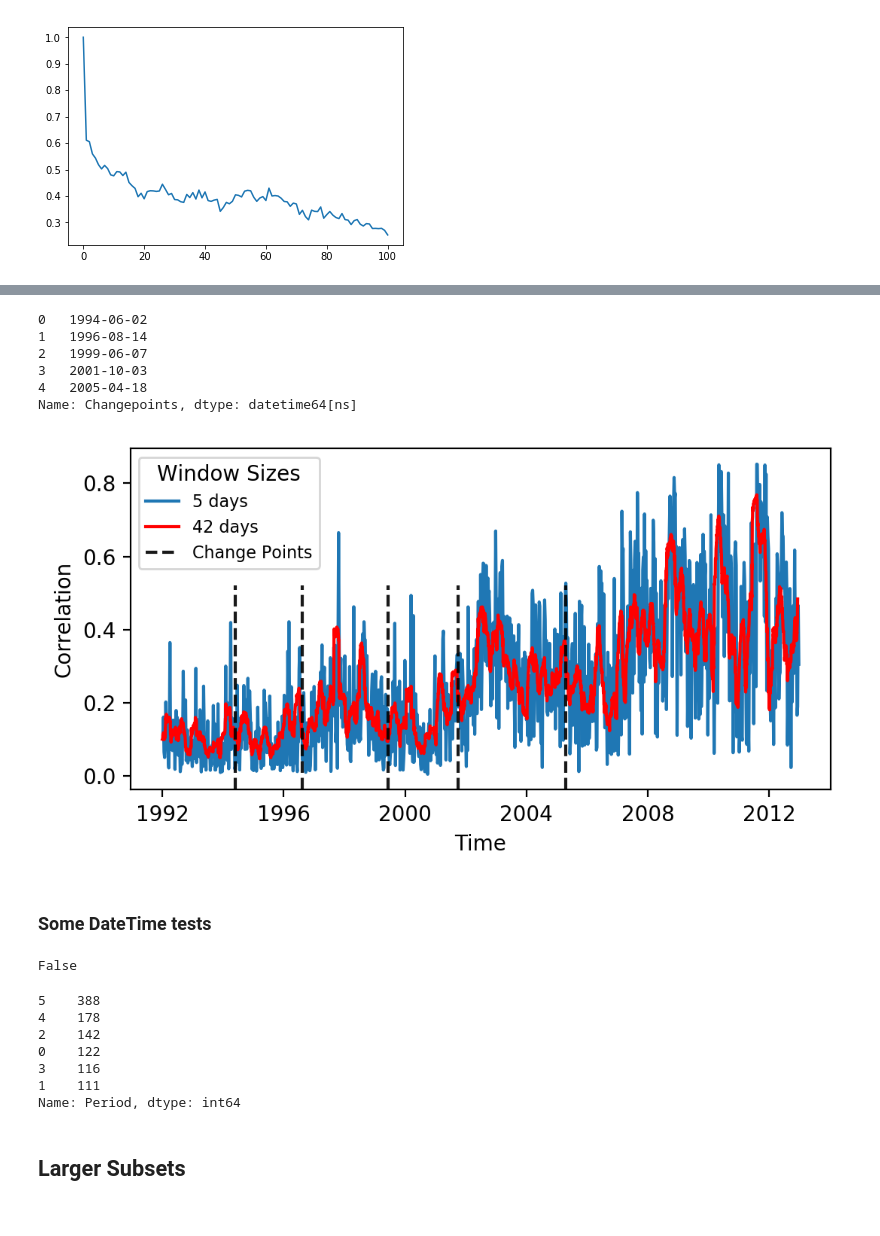
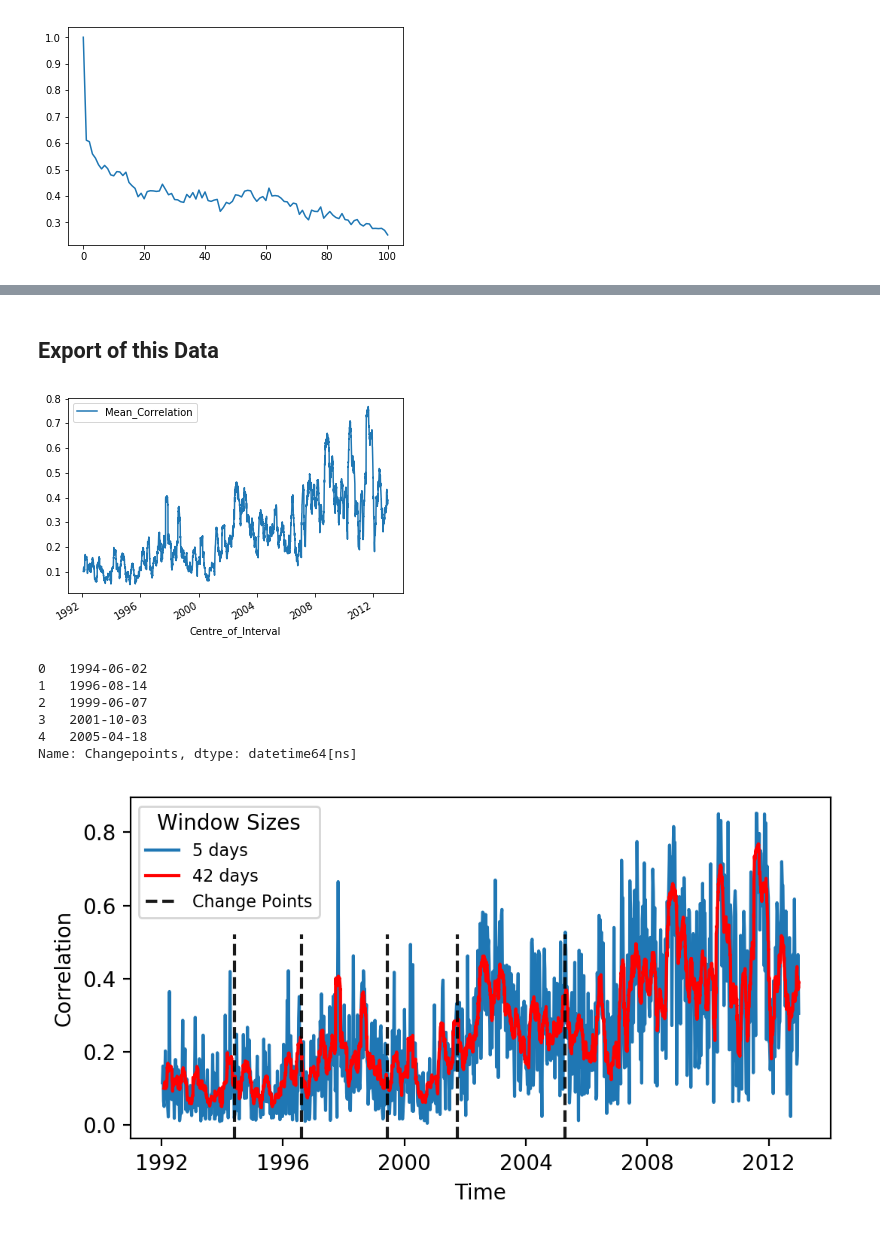
Before and after one commit to TobiasW1891/GLE-Market-Correlation, a Jupyter notebook: 1D Time Series.ipynb, the cells around one changed output, grey strips where cells are left out. Drawn from its saved outputs; the diff is of its cells as text; code cells hidden in the pictures.

```diff
--- a/1D Time Series.ipynb
+++ b/1D Time Series.ipynb
@@ -155,3 +301,14 @@ plt.show()
+# %% [markdown]
+## Export of this Data
+# %%
+DF_Export_Martin = pd.DataFrame(data = {"Centre_of_Interval": Dates_Center42,
+                                        "Mean_Correlation":Corr_List42 })
+
+DF_Export_Martin.plot(x = "Centre_of_Interval", y = "Mean_Correlation")
+
+DF_Export_Martin.to_csv("Financial_Time_Series_Centered_Interval.csv")
+# %% [output]
+[figure, added]
 # %%
 DF_CP_read = pd.read_csv("ChangePoint_Dates.csv")
 DF_CP_read["Changepoints"] = pd.to_datetime(DF_CP_read["Changepoints"],infer_datetime_format=True)
@@ -170,8 +327,9 @@ figure(figsize=(6,3), dpi=200)
 #plt.plot(Correlation1D.index,
 #         Correlation1D["Correlation"])
 #plt.plot(Correlation1D.index[:-15],Corr_List[:-15], label="5 days")
-plt.plot(FifthDay, Corr_array_Fifth, label="5 days")
-plt.plot(Correlation1D.index[:-15], Corr_List42[:-15], c="red", label="42 days")
+plt.plot(FifthDay_Center, Corr_array_Fifth, label="5 days")
+
+plt.plot(Dates_Center42, Corr_List42, c="red", label="42 days")
 
 Label ="Change Points"
 for day in DF_CP_read["Changepoints"]:
@@ -184,32 +342,4 @@ plt.legend(title="Window Sizes", fontsize = 8)
 plt.savefig("1D_Correlation_Fifth_Comparison_with_CP.pdf",bbox_inches="tight", dpi = 300)
 plt.show()
 # %% [output]
-[figure, old version]
+[figure, new version]
-# %% [markdown]
-### Some DateTime tests
-# %%
-DF_CP_read["Changepoints"].loc[1] < DF_CP_read["Changepoints"].loc[0]
-# %% [output]
-False
-# %%
-# FifthDay, Corr_array_Fifth
-FifthDay[1000]  < DF_CP_read["Changepoints"].loc[1]
-
-EndOfWeek_Split = pd.DataFrame({"Day": FifthDay,
-                               "Correlation": Corr_array_Fifth})
-group = list()
-
-for d in FifthDay:
-    group.append(sum(d >= DF_CP_read["Changepoints"]))  # after the how many'th change points is date d?
-
-EndOfWeek_Split["Period"] = group
-
-EndOfWeek_Split["Period"].value_counts()
-# %% [output]
-5    388
-4    178
-2    142
-0    122
-3    116
-1    111
-Name: Period, dtype: int64
@@ -225,2 +345,0 @@ for period in set(EndOfWeek_Split["Period"]):
-# %% [markdown]
-## Larger Subsets
```
Also changed, not shown: parts of 28 cells of this notebook, 2 other files.
